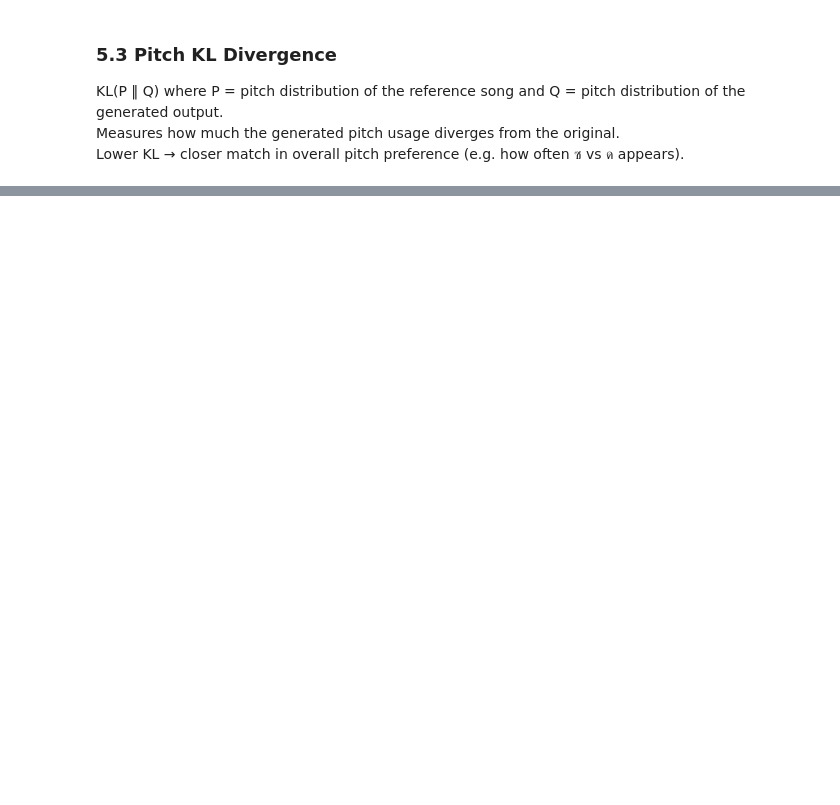
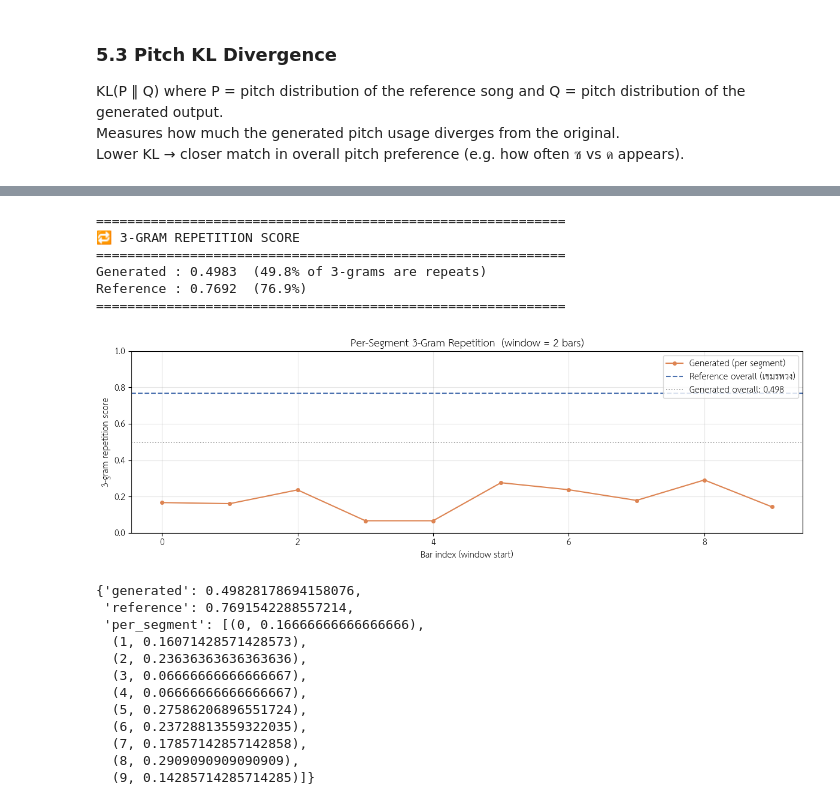
Before and after one commit to GetomG/Thai-Music-Thesis, a Jupyter notebook: Khmer_Stage3_Generation_Baseline_LSTM_structured (2).ipynb, the cells around one changed output, grey strips where cells are left out. Drawn from its saved outputs; the diff is of its cells as text; code cells hidden in the pictures; blank space fills up the shorter version.

```diff
--- a/Khmer_Stage3_Generation_Baseline_LSTM_structured (2).ipynb
+++ b/Khmer_Stage3_Generation_Baseline_LSTM_structured (2).ipynb
@@ -1638,0 +1830,22 @@ np.float64(0.05914725564600476)
+# %%
+evaluate_repetition_score(combined_slots, EVAL_SONG, songs, normalize_token, n=3, window_bars=2)
+# %% [output]
+============================================================
+🔁 3-GRAM REPETITION SCORE
+============================================================
+Generated : 0.4983  (49.8% of 3-grams are repeats)
+Reference : 0.7692  (76.9%)
+============================================================
+[figure, added]
+{'generated': 0.49828178694158076,
+ 'reference': 0.7691542288557214,
+ 'per_segment': [(0, 0.16666666666666666),
+  (1, 0.16071428571428573),
+  (2, 0.23636363636363636),
+  (3, 0.06666666666666667),
+  (4, 0.06666666666666667),
+  (5, 0.27586206896551724),
+  (6, 0.23728813559322035),
+  (7, 0.17857142857142858),
+  (8, 0.2909090909090909),
+  (9, 0.14285714285714285)]}
```
Also changed, not shown: parts of 53 cells of this notebook.
